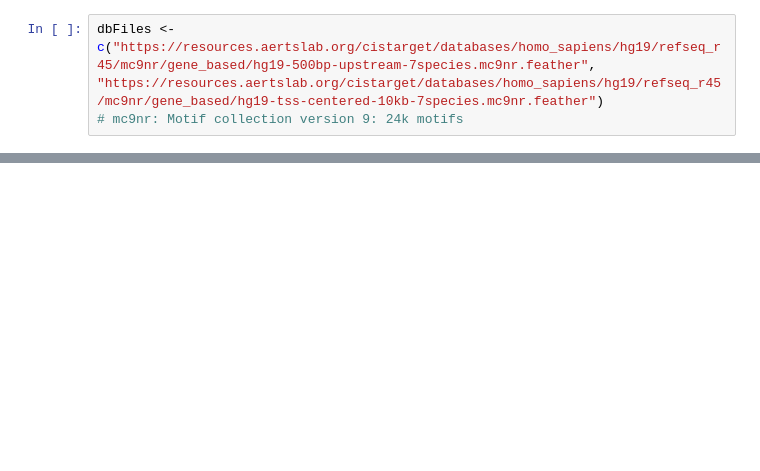
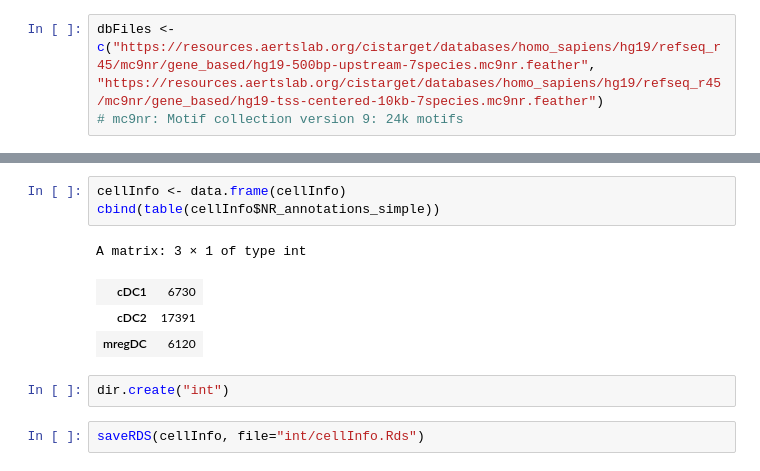
Before and after one commit to tuonglab/Nikita-project, a Jupyter notebook: notebooks/2024-12-20_SCENIC-R.ipynb, the cells around one changed output, grey strips where cells are left out. Drawn from its saved outputs; the diff is of its cells as text; blank space fills up the shorter version.

```diff
--- a/notebooks/2024-12-20_SCENIC-R.ipynb
+++ b/notebooks/2024-12-20_SCENIC-R.ipynb
@@ -285,0 +313,12 @@ dbFiles <- c("https://resources.aertslab.org/cistarget/databases/homo_sapiens/hg
+# %%
+cellInfo <- data.frame(cellInfo)
+cbind(table(cellInfo$NR_annotations_simple))
+# %% [output]
+A matrix: 3 × 1 of type int
+| cDC1 | 6730 |
+| cDC2 | 17391 |
+| mregDC | 6120 |
+# %%
+dir.create("int")
+# %%
+saveRDS(cellInfo, file="int/cellInfo.Rds")
```
Also changed, not shown: parts of 10 cells of this notebook, 5 other files.
